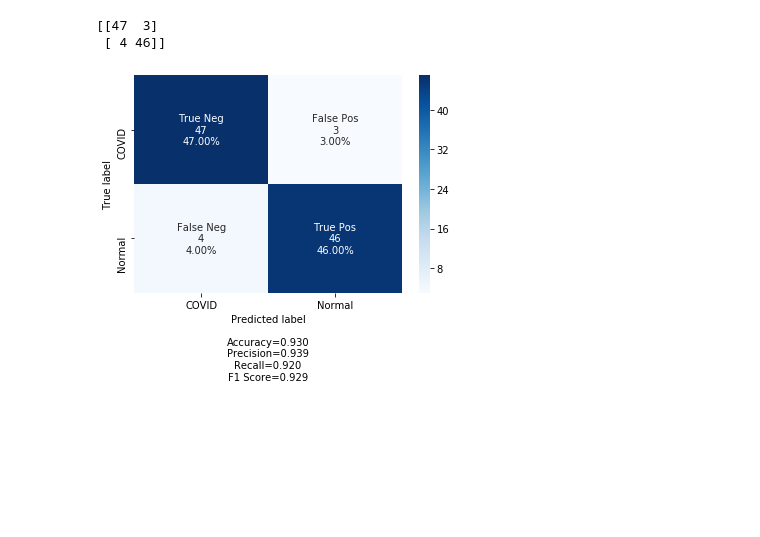
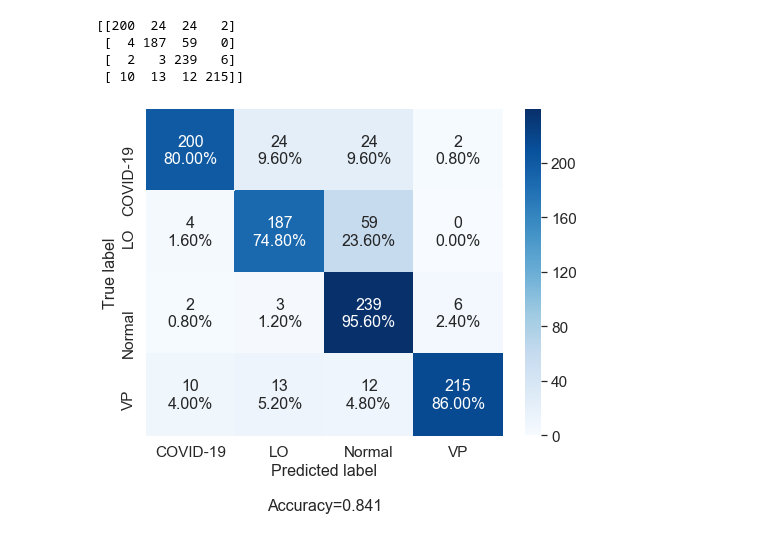
Before and after one commit to chenyingshu/csic5011_project2, a Jupyter notebook: Code/Evaluation.ipynb, the cells around one changed output. Drawn from its saved outputs; the diff is of its cells as text; code cells hidden in the pictures; blank space fills up the shorter version.

```diff
--- a/Code/Evaluation.ipynb
+++ b/Code/Evaluation.ipynb
@@ -1,27 +0,0 @@
-# %%
-## Reference: https://medium.com/@dtuk81/confusion-matrix-visualization-fc31e3f30fea
-import matplotlib.pyplot as plt
-from sklearn.datasets import make_classification
-from sklearn.metrics import plot_confusion_matrix
-from sklearn.model_selection import train_test_split
-from sklearn.svm import SVC
-from sklearn.linear_model import LogisticRegression
-from sklearn.metrics import confusion_matrix
-import numpy as np
-
-#Your own data
-X, y = make_classification(random_state=0)
-
-#Fit the model
-logreg = LogisticRegression(C=1e5)
-logreg.fit(X,y)
-
-#Generate predictions with the model using our X values
-y_pred = logreg.predict(X)
-
-#Get the confusion matrix
-cf_matrix = confusion_matrix(y, y_pred)
-print(cf_matrix)
-# %% [output]
-[[47  3]
- [ 4 46]]
@@ -28,9 +12,6 @@ print(cf_matrix)
 # %%
-## reference: https://github.com/DTrimarchi10/confusion_matrix
-import numpy as np
-import matplotlib.pyplot as plt
-import seaborn as sns
-
+## function of creating the confusion matrix
+## Reference: https://github.com/DTrimarchi10/confusion_matrix
 def make_confusion_matrix(cf,
                           group_names=None,
                           categories='auto',
@@ -64,7 +45,6 @@ def make_confusion_matrix(cf,
     title:         Title for the heatmap. Default is None.
     '''
 
-
     # CODE TO GENERATE TEXT INSIDE EACH SQUARE
     blanks = ['' for i in range(cf.size)]
 
@@ -79,7 +59,11 @@ def make_confusion_matrix(cf,
         group_counts = blanks
 
     if percent:
-        group_percentages = ["{0:.2%}".format(value) for value in cf.flatten()/np.sum(cf)]
+        group_percentages = []
+        for i in range(0,len(cf)):
+            row_df = cf[i,:]
+            row_percentages = ["{0:.2%}".format(value) for value in row_df.flatten()/np.sum(row_df)]
+            group_percentages.extend(row_percentages)
     else:
         group_percentages = blanks
 
@@ -118,21 +102,34 @@ def make_confusion_matrix(cf,
 
     # MAKE THE HEATMAP VISUALIZATION
     plt.figure(figsize=figsize)
-    sns.heatmap(cf,annot=box_labels,fmt="",cmap=cmap,cbar=cbar,xticklabels=categories,yticklabels=categories)
+    sns.set(font_scale=1.4)
+    sns.heatmap(cf,annot=box_labels,fmt="",cmap=cmap,cbar=cbar,xticklabels=categories,yticklabels=categories,annot_kws={'size':16})
 
     if xyplotlabels:
-        plt.ylabel('True label')
-        plt.xlabel('Predicted label' + stats_text)
+        plt.ylabel('True label', fontsize=16)
+        plt.xlabel('Predicted label' + stats_text, fontsize=16)
     else:
         plt.xlabel(stats_text)
 
     if title:
         plt.title(title)
-# %%
-labels = ['True Neg','False Pos','False Neg','True Pos']
-categories = ['COVID', 'Normal']
-make_confusion_matrix(cf_matrix,
-                      group_names=labels,
-                      categories=categories)
-# %% [output]
-[figure, removed]
+# %%
+## Confusion matrix of original real data for all four classes
+y_true = pd.read_excel(r"C:\Users\mama\OneDrive - HKUST Connect\UST\Study\Year 2 sem 2\CSIC 5011\Fianl project\class.xlsx", "y_true")
+y_pred = pd.read_excel(r"C:\Users\mama\OneDrive - HKUST Connect\UST\Study\Year 2 sem 2\CSIC 5011\Fianl project\class.xlsx", "y_pred")
+temp_1, temp_2 = y_true.iloc[:,1], y_pred.iloc[:,1]
+for column in range(2,len(y_true.columns)):
+    temp_1 = temp_1.append(y_true.iloc[:,column])
+    temp_2 = temp_2.append(y_pred.iloc[:,column])
+
+cf_matrix_1 = confusion_matrix(temp_1.values.copy(),temp_2.values.copy())
+print(cf_matrix_1)
+
+categories_1 = ["COVID-19","LO","Normal","VP"]
+make_confusion_matrix(cf_matrix_1,categories=categories_1, figsize=(8,6), sum_stats=True)
+# %% [output]
+[[200  24  24   2]
+ [  4 187  59   0]
+ [  2   3 239   6]
+ [ 10  13  12 215]]
+[figure, added]
```
Also changed, not shown: parts of 7 cells of this notebook, 13 other files.
